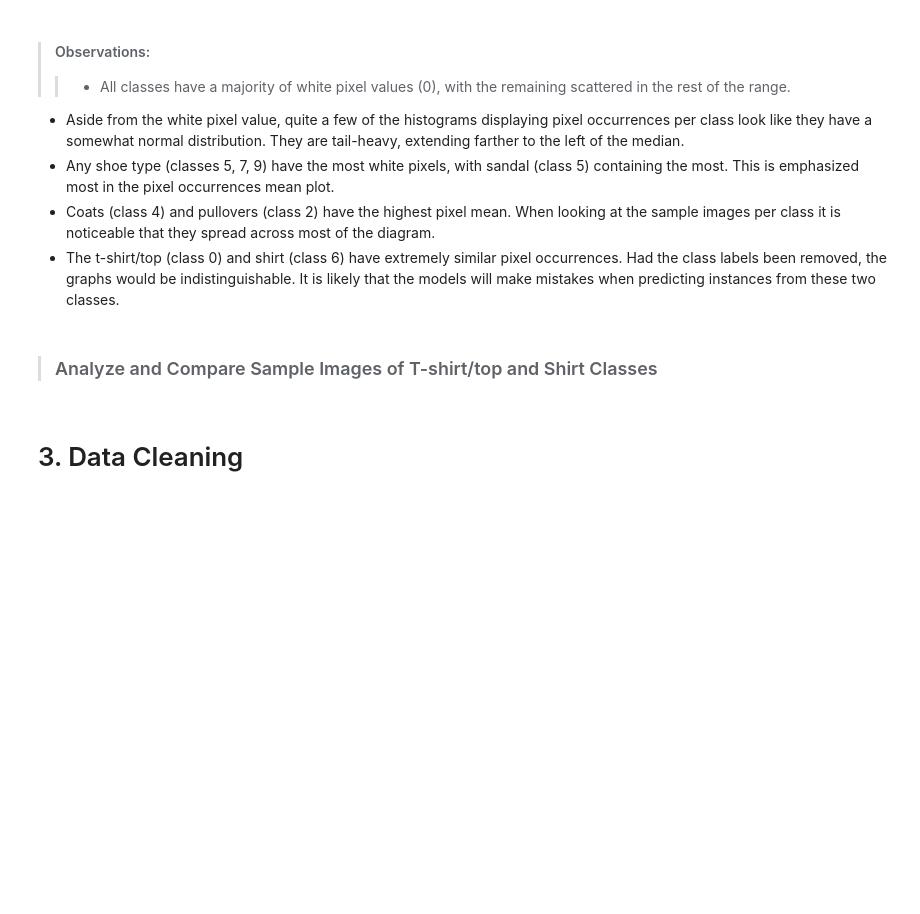
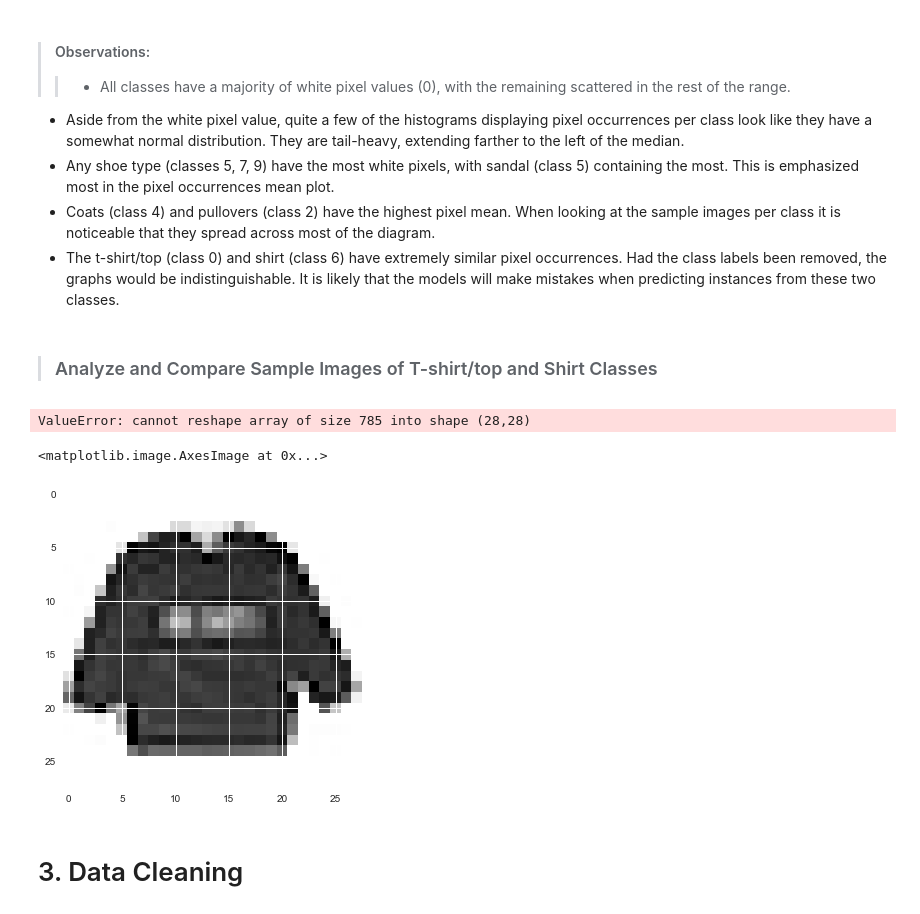
Before and after one commit to adiy55/1SB-Final-Project, a Jupyter notebook: 1SB ML Fashion MNIST.ipynb, the cells around one changed output. Saved outputs shown, nothing was run; the diff lists cells and outputs as text; code cells hidden in the pictures; blank space fills up the shorter version.

```diff
--- a/1SB ML Fashion MNIST.ipynb
+++ b/1SB ML Fashion MNIST.ipynb
@@ -315,3 +274,15 @@ Had the class labels been removed, the graphs would be indistinguishable. It is
 the models will make mistakes when predicting instances from these two classes.
 # %% [markdown]
 > ### Analyze and Compare Sample Images of T-shirt/top and Shirt Classes
+# %%
+# t-shirt/top sample image (class 0)
+sample0 = label_groups.get_group(0).iloc[5] # get sample
+sample0 = np.array(sample0) # convert to array
+sample0_img = sample0.reshape(28,28) # reshape array
+
+# convert t-shirt/top sample image from grayscale to black and white
+sample0_bin = sample0.copy() # deep copy of the t-shirt/top sample image
+sample0_bin[sample0_bin>0] = 1 # convert gray intensities to black
+sample0_bin_img = sample0_bin.reshape(28,28) # reshape array
+# %% [output]
+ValueError: cannot reshape array of size 785 into shape (28,28)
@@ -318,3 +321,8 @@ the models will make mistakes when predicting instances from these two classes.
+# %%
+plt.imshow(sample0_img)
+# %% [output]
+<matplotlib.image.AxesImage at 0x...>
+[figure, added]
 # %% [markdown]
 # 3. Data Cleaning
 # %%
```
Also changed, not shown: parts of 4 cells of this notebook.
